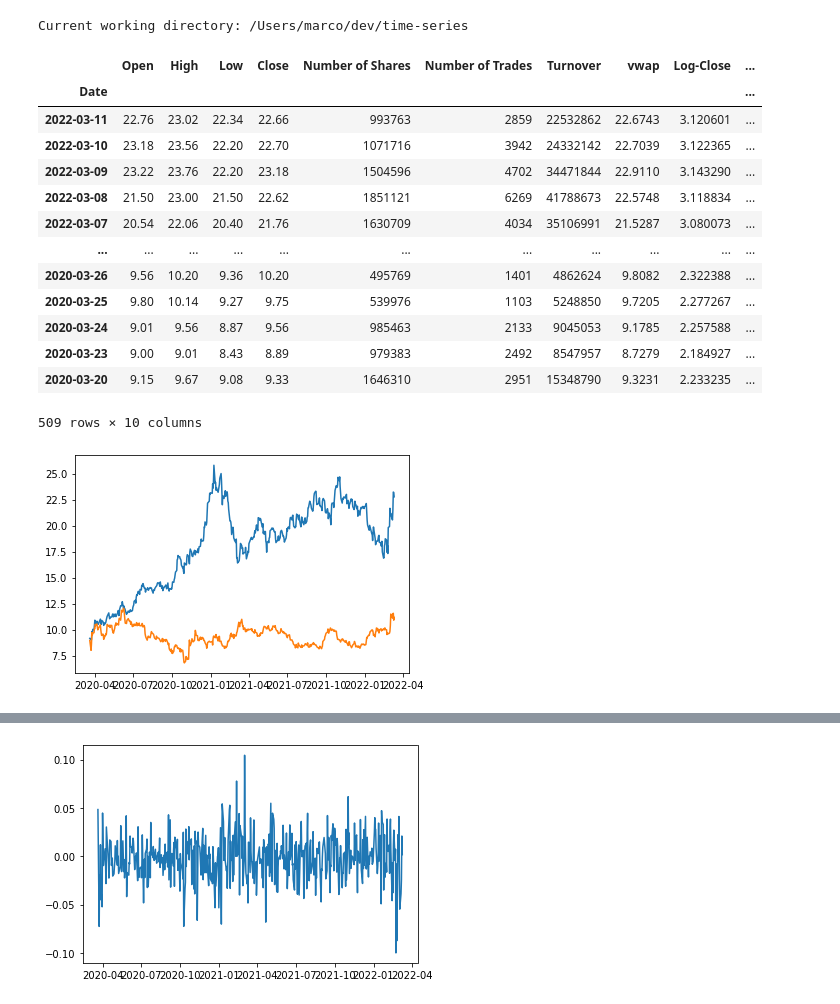
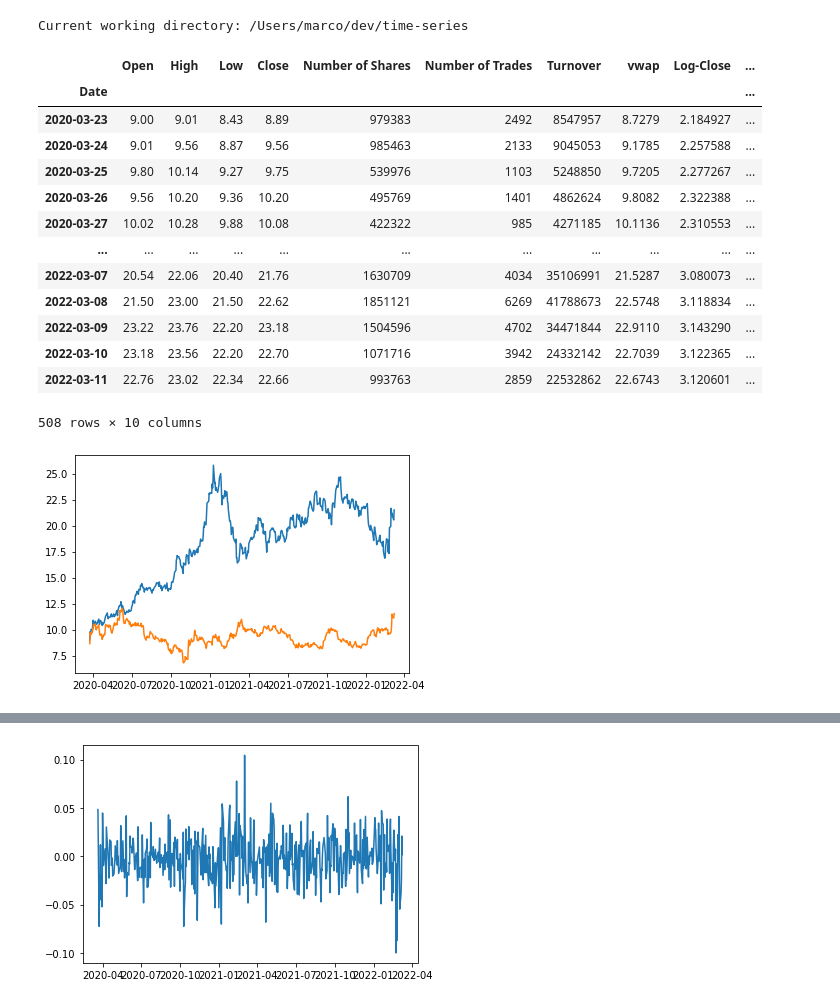
Before and after one commit to marcoHoev/time-series, a Jupyter notebook: project2/basic_plots_2.ipynb, the cells around one changed output, grey strips where cells are left out. Cells and saved outputs as stored; diff of their text form; code cells hidden in the pictures.

```diff
--- a/project2/basic_plots_2.ipynb
+++ b/project2/basic_plots_2.ipynb
@@ -16,32 +16,44 @@ if '/project2' in temp:
 Current working directory: /Users/marco/dev/time-series
 # %%
 def import_stocks(name):
-    dataframe = pd.read_excel('data/'+str(name)+'.xlsx', header=3, index_col='Date')
-    dataframe.index = pd.to_datetime(dataframe.index)
-    return dataframe
+    df = pd.read_excel('data/'+str(name)+'.xlsx', header=3, index_col='Date')
+    df = df.reindex(index=df.index[::-1])           # Go from old to new, instead of new to old
+    df.index = pd.to_datetime(df.index)
+    return df
+
+def calc_log_returns(df):
+    df['Log-Close'] = np.log(df['Close'])
+    df['Log-Return'] = df['Log-Close'].diff()
+    return
 
 names = ['EDP RENOVAVEISprice', 'GALP ENERGIA-NOMprice', 'MOTA ENGILprice', 'NOSSGPSprice', 'NOVABASESGPSprice']
 
 edp = import_stocks(names[0])
 galp = import_stocks(names[1])
 mota = import_stocks(names[2])
 noss = import_stocks(names[3])
 nova = import_stocks(names[4])
+
+for stock_df in [edp, galp, mota, noss, nova]:
+    calc_log_returns(stock_df)                              # Add new column with log return
+    stock_df.drop(index=stock_df.index[0], axis=0, inplace=True)  # Drop first row, because no log return
+
+edp
 # %% [output]
 |  | Open | High | Low | Close | Number of Shares | Number of Trades | Turnover | vwap | Log-Close | ... |
 | Date |  |  |  |  |  |  |  |  |  | ... |
+| 2020-03-23 | 9.00 | 9.01 | 8.43 | 8.89 | 979383 | 2492 | 8547957 | 8.7279 | 2.184927 | ... |
+| 2020-03-24 | 9.01 | 9.56 | 8.87 | 9.56 | 985463 | 2133 | 9045053 | 9.1785 | 2.257588 | ... |
+| 2020-03-25 | 9.80 | 10.14 | 9.27 | 9.75 | 539976 | 1103 | 5248850 | 9.7205 | 2.277267 | ... |
+| 2020-03-26 | 9.56 | 10.20 | 9.36 | 10.20 | 495769 | 1401 | 4862624 | 9.8082 | 2.322388 | ... |
+| 2020-03-27 | 10.02 | 10.28 | 9.88 | 10.08 | 422322 | 985 | 4271185 | 10.1136 | 2.310553 | ... |
+| ... | ... | ... | ... | ... | ... | ... | ... | ... | ... | ... |
+| 2022-03-07 | 20.54 | 22.06 | 20.40 | 21.76 | 1630709 | 4034 | 35106991 | 21.5287 | 3.080073 | ... |
+| 2022-03-08 | 21.50 | 23.00 | 21.50 | 22.62 | 1851121 | 6269 | 41788673 | 22.5748 | 3.118834 | ... |
+| 2022-03-09 | 23.22 | 23.76 | 22.20 | 23.18 | 1504596 | 4702 | 34471844 | 22.9110 | 3.143290 | ... |
+| 2022-03-10 | 23.18 | 23.56 | 22.20 | 22.70 | 1071716 | 3942 | 24332142 | 22.7039 | 3.122365 | ... |
 | 2022-03-11 | 22.76 | 23.02 | 22.34 | 22.66 | 993763 | 2859 | 22532862 | 22.6743 | 3.120601 | ... |
-| 2022-03-10 | 23.18 | 23.56 | 22.20 | 22.70 | 1071716 | 3942 | 24332142 | 22.7039 | 3.122365 | ... |
-| 2022-03-09 | 23.22 | 23.76 | 22.20 | 23.18 | 1504596 | 4702 | 34471844 | 22.9110 | 3.143290 | ... |
-| 2022-03-08 | 21.50 | 23.00 | 21.50 | 22.62 | 1851121 | 6269 | 41788673 | 22.5748 | 3.118834 | ... |
-| 2022-03-07 | 20.54 | 22.06 | 20.40 | 21.76 | 1630709 | 4034 | 35106991 | 21.5287 | 3.080073 | ... |
-| ... | ... | ... | ... | ... | ... | ... | ... | ... | ... | ... |
-| 2020-03-26 | 9.56 | 10.20 | 9.36 | 10.20 | 495769 | 1401 | 4862624 | 9.8082 | 2.322388 | ... |
-| 2020-03-25 | 9.80 | 10.14 | 9.27 | 9.75 | 539976 | 1103 | 5248850 | 9.7205 | 2.277267 | ... |
-| 2020-03-24 | 9.01 | 9.56 | 8.87 | 9.56 | 985463 | 2133 | 9045053 | 9.1785 | 2.257588 | ... |
-| 2020-03-23 | 9.00 | 9.01 | 8.43 | 8.89 | 979383 | 2492 | 8547957 | 8.7279 | 2.184927 | ... |
-| 2020-03-20 | 9.15 | 9.67 | 9.08 | 9.33 | 1646310 | 2951 | 15348790 | 9.3231 | 2.233235 | ... |
-509 rows × 10 columns
+508 rows × 10 columns
 # %%
 
 plt.plot(edp.Open)
@@ -49,7 +61,7 @@ plt.plot(galp.Open)
 plt.plot()
 plt.show()
 # %% [output]
-[figure, old version]
+[figure, new version]
 # %%
 def calc_log_returns(df):
     df['Log-Close'] = np.log(df['Close'])
```
Also changed, not shown: parts of 3 cells of this notebook.
